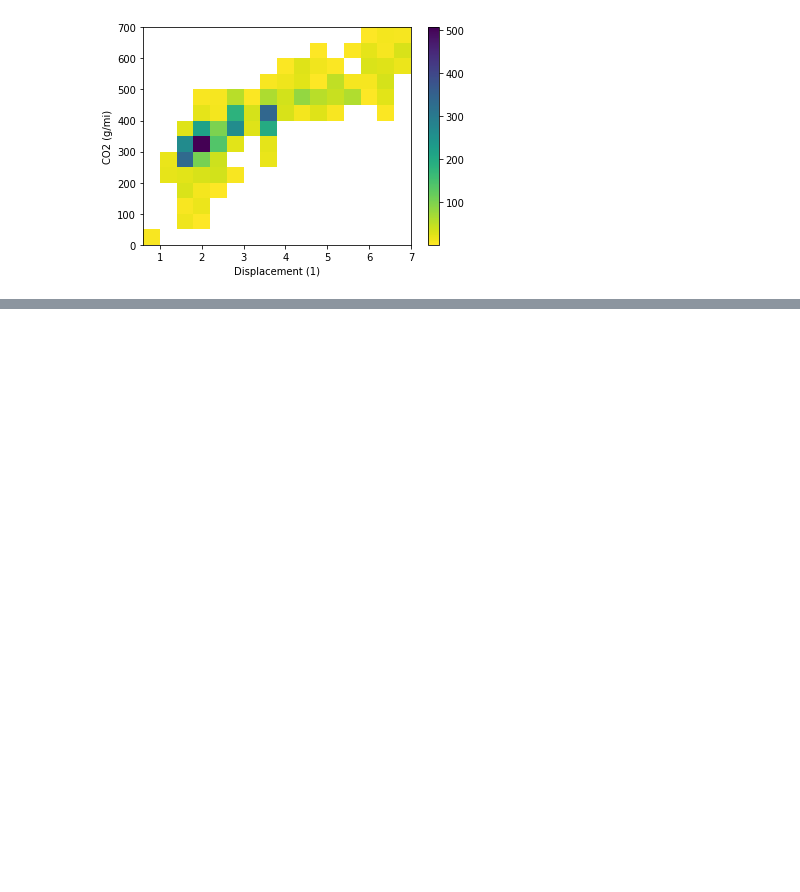
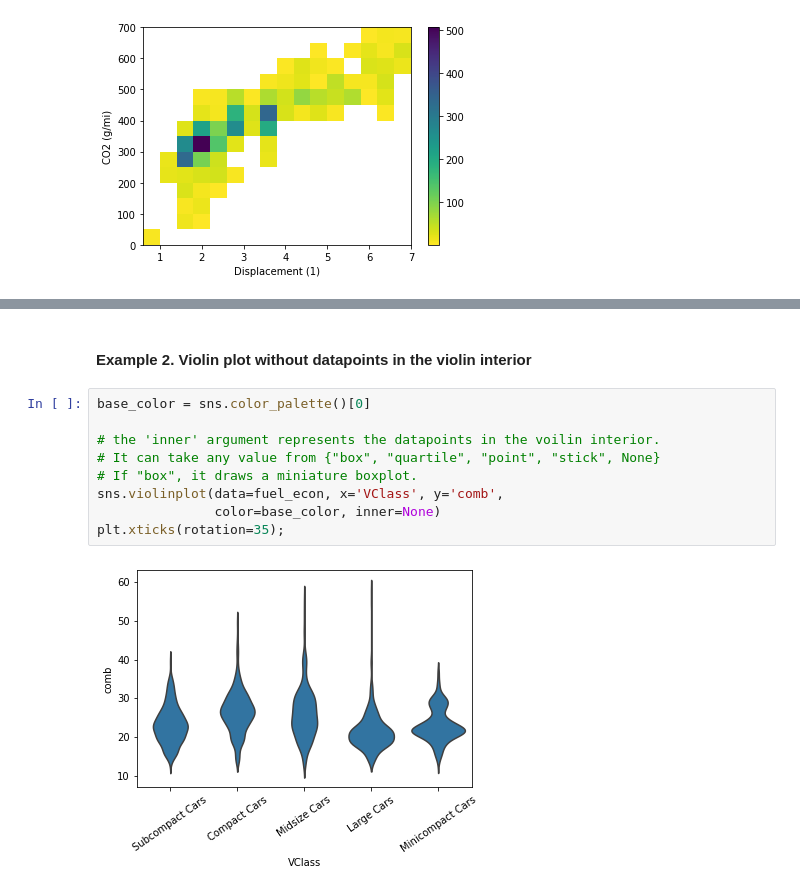
Before and after one commit to EsosaOrumwese/ALX-T-Nanodegree, a Jupyter notebook: Data Analytics/3. Data Visualization/Practice Notebook.ipynb, the cells around one changed output, grey strips where cells are left out. Drawn from its saved outputs; the diff is of its cells as text; blank space fills up the shorter version.

```diff
--- a/Data Analytics/3. Data Visualization/Practice Notebook.ipynb
+++ b/Data Analytics/3. Data Visualization/Practice Notebook.ipynb
@@ -755,0 +773,13 @@ plt.ylabel('CO2 (g/mi)');
+# %% [markdown]
+#### Example 2. Violin plot without datapoints in the violin interior
+# %%
+base_color = sns.color_palette()[0]
+
+# the 'inner' argument represents the datapoints in the voilin interior.
+# It can take any value from {"box", "quartile", "point", "stick", None}
+# If "box", it draws a miniature boxplot.
+sns.violinplot(data=fuel_econ, x='VClass', y='comb',
+               color=base_color, inner=None)
+plt.xticks(rotation=35);
+# %% [output]
+[figure, added]
```
Also changed, not shown: parts of 11 cells of this notebook.
